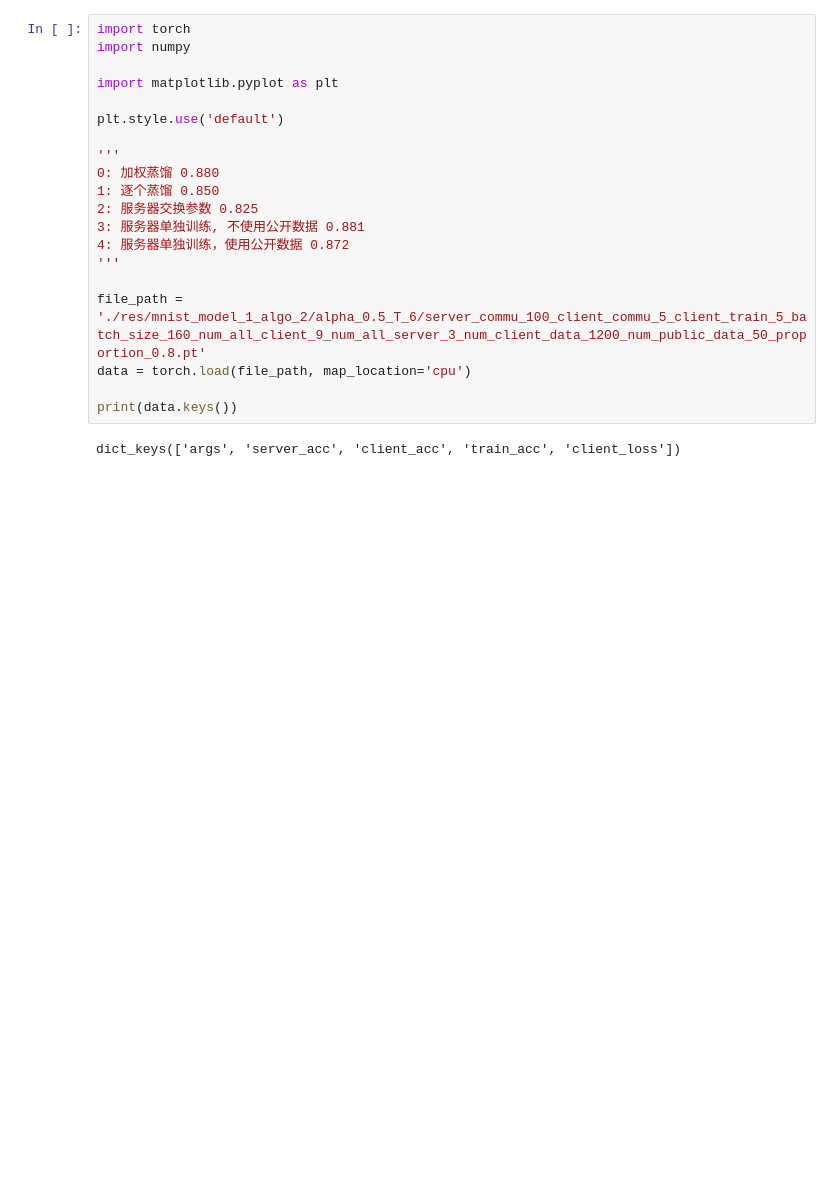
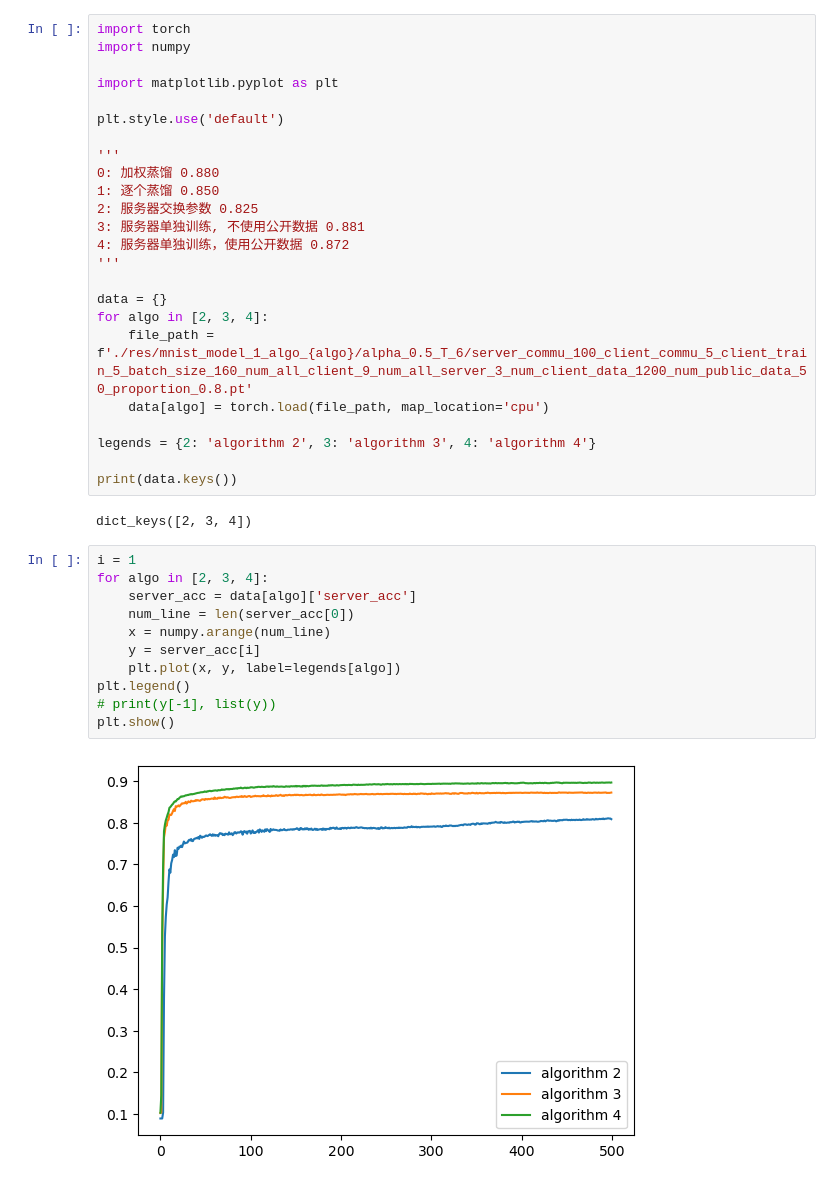
Before and after one commit to Haifeng-Dai/hybrid_fed, a Jupyter notebook: plot.ipynb, the cells around one changed output. Cells and saved outputs as stored; diff of their text form; blank space fills up the shorter version.

```diff
--- a/plot.ipynb
+++ b/plot.ipynb
@@ -14,9 +14,26 @@ plt.style.use('default')
 4: 服务器单独训练，使用公开数据 0.872
 '''
 
-file_path = './res/mnist_model_1_algo_2/alpha_0.5_T_6/server_commu_100_client_commu_5_client_train_5_batch_size_160_num_all_client_9_num_all_server_3_num_client_data_1200_num_public_data_50_proportion_0.8.pt'
-data = torch.load(file_path, map_location='cpu')
+data = {}
+for algo in [2, 3, 4]:
+    file_path = f'./res/mnist_model_1_algo_{algo}/alpha_0.5_T_6/server_commu_100_client_commu_5_client_train_5_batch_size_160_num_all_client_9_num_all_server_3_num_client_data_1200_num_public_data_50_proportion_0.8.pt'
+    data[algo] = torch.load(file_path, map_location='cpu')
+
+legends = {2: 'algorithm 2', 3: 'algorithm 3', 4: 'algorithm 4'}
 
 print(data.keys())
 # %% [output]
-dict_keys(['args', 'server_acc', 'client_acc', 'train_acc', 'client_loss'])
+dict_keys([2, 3, 4])
+# %%
+i = 1
+for algo in [2, 3, 4]:
+    server_acc = data[algo]['server_acc']
+    num_line = len(server_acc[0])
+    x = numpy.arange(num_line)
+    y = server_acc[i]
+    plt.plot(x, y, label=legends[algo])
+plt.legend()
+# print(y[-1], list(y))
+plt.show()
+# %% [output]
+[figure, added]
```
Also changed, not shown: parts of 6 cells of this notebook, 8 other files.
